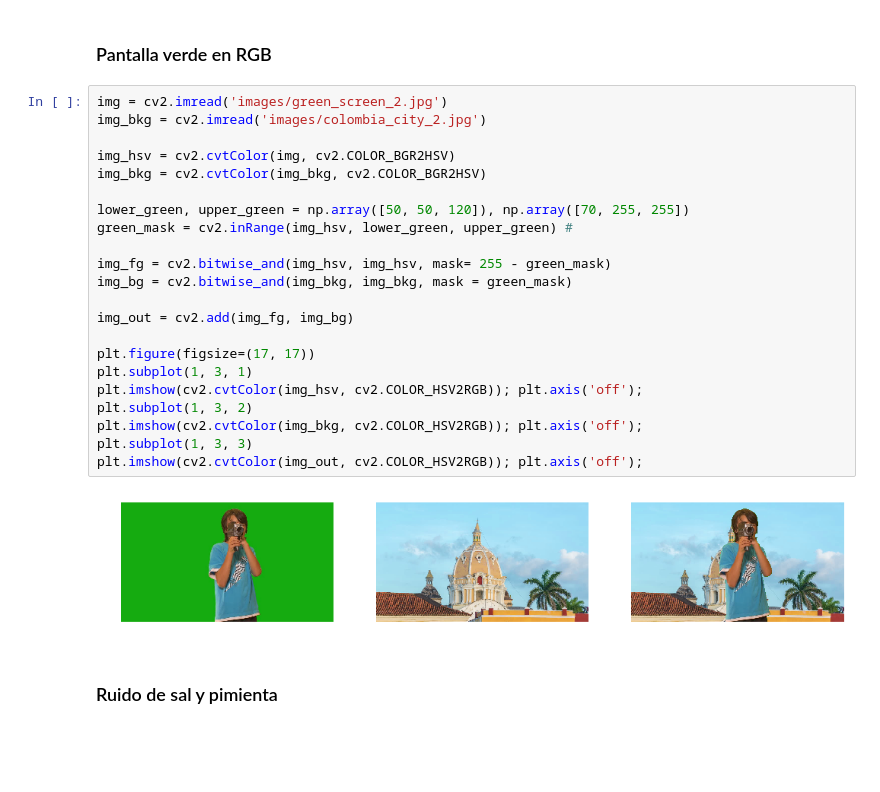
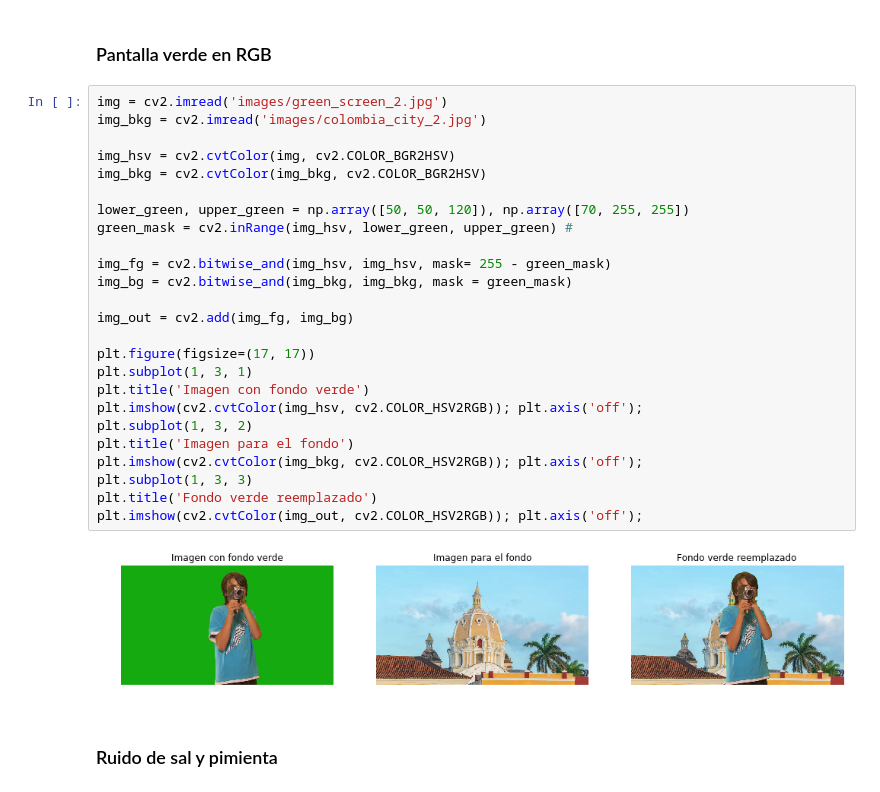
Before and after one commit to mcelisr1/opencv-procesamiento-imagenes, a Jupyter notebook: opencv_pi.ipynb, the cells around one changed output. Cells and saved outputs as stored; diff of their text form; blank space fills up the shorter version.

```diff
--- a/opencv_pi.ipynb
+++ b/opencv_pi.ipynb
@@ -118,27 +118,30 @@ plt.tight_layout()
 # %%
 img = cv2.imread('images/green_screen_2.jpg')
 img_bkg = cv2.imread('images/colombia_city_2.jpg')
 
 img_hsv = cv2.cvtColor(img, cv2.COLOR_BGR2HSV)
 img_bkg = cv2.cvtColor(img_bkg, cv2.COLOR_BGR2HSV)
 
 lower_green, upper_green = np.array([50, 50, 120]), np.array([70, 255, 255])
 green_mask = cv2.inRange(img_hsv, lower_green, upper_green) #
 
 img_fg = cv2.bitwise_and(img_hsv, img_hsv, mask= 255 - green_mask)
 img_bg = cv2.bitwise_and(img_bkg, img_bkg, mask = green_mask)
 
 img_out = cv2.add(img_fg, img_bg)
 
 plt.figure(figsize=(17, 17))
 plt.subplot(1, 3, 1)
+plt.title('Imagen con fondo verde')
 plt.imshow(cv2.cvtColor(img_hsv, cv2.COLOR_HSV2RGB)); plt.axis('off');
 plt.subplot(1, 3, 2)
+plt.title('Imagen para el fondo')
 plt.imshow(cv2.cvtColor(img_bkg, cv2.COLOR_HSV2RGB)); plt.axis('off');
 plt.subplot(1, 3, 3)
+plt.title('Fondo verde reemplazado')
 plt.imshow(cv2.cvtColor(img_out, cv2.COLOR_HSV2RGB)); plt.axis('off');
 # %% [output]
-[figure, old version]
+[figure, new version]
 # %% [markdown]
 ### Ruido de sal y pimienta
 # %%
```
Also changed, not shown: parts of 2 cells of this notebook.
